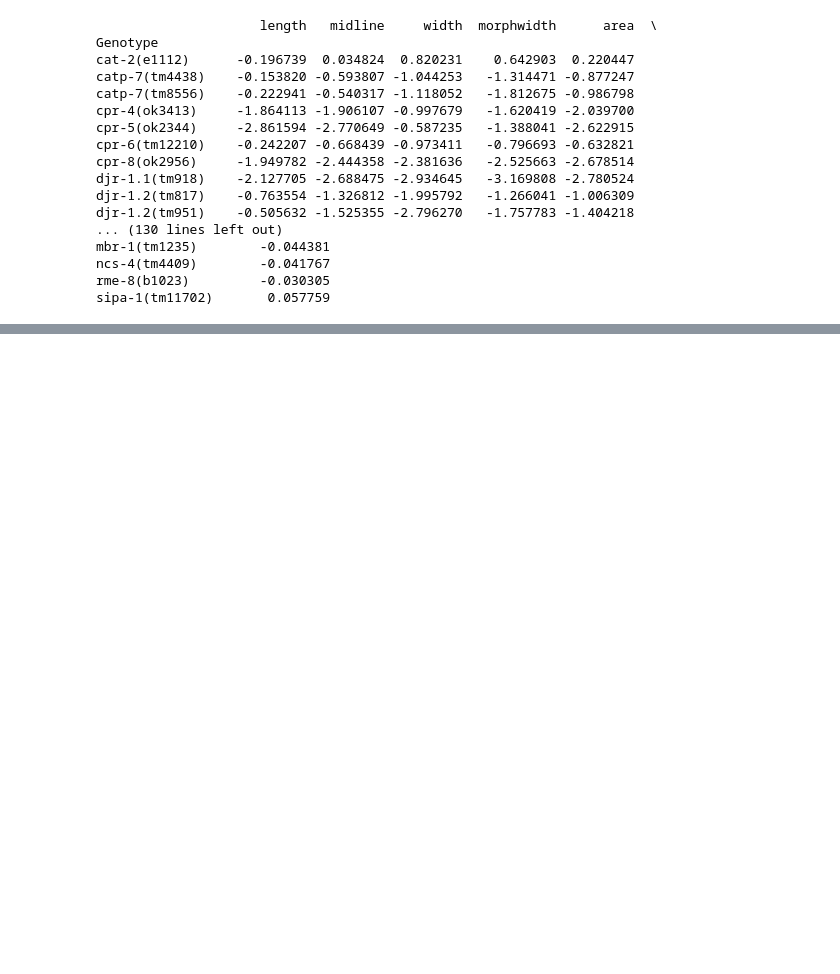
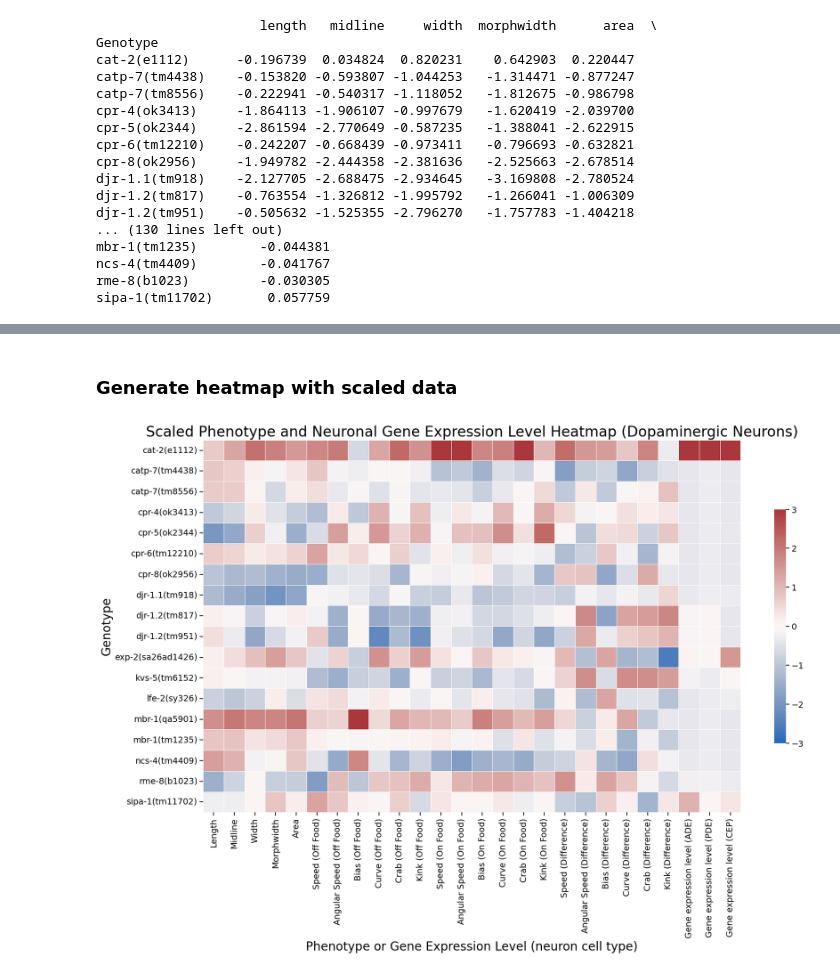
Before and after one commit to JosephLiangUBC/Joseph-Jupyter-Notebooks, a Jupyter notebook: Chris/Chris_CombiningGeneExpressionAndPhenotypeData.ipynb, the cells around one changed output, grey strips where cells are left out. Cells and saved outputs as stored; diff of their text form; code cells hidden in the pictures; blank space fills up the shorter version.

```diff
--- a/Chris/Chris_CombiningGeneExpressionAndPhenotypeData.ipynb
+++ b/Chris/Chris_CombiningGeneExpressionAndPhenotypeData.ipynb
@@ -195,0 +731,37 @@ print(scaler.transform([[2, 2]]))
+# %% [markdown]
+### Generate heatmap with scaled data
+# %%
+sns.set_context('notebook')
+plt.figure(figsize = (20,14))
+plt.rc('xtick', labelsize = 14)
+plt.rc('ytick', labelsize = 14)
+ax = sns.heatmap(data = MergedDopaminergicNeurons_scaled_df,
+                 annot = False,
+                 linewidth = 0.5,
+                 square = True,
+                 cmap = "vlag",
+                 center = 0,
+                 vmax = 3,
+                 vmin = -3,
+                 # xticklabels = 1,
+                 xticklabels = ['Length', 'Midline', 'Width', 'Morphwidth', 'Area',
+                                'Speed (Off Food)', 'Angular Speed (Off Food)', 'Bias (Off Food)',
+                                'Curve (Off Food)', 'Crab (Off Food)', 'Kink (Off Food)',
+                                'Speed (On Food)', 'Angular Speed (On Food)', 'Bias (On Food)',
+                                'Curve (On Food)', 'Crab (On Food)', 'Kink (On Food)',
+                                'Speed (Difference)', 'Angular Speed (Difference)', 'Bias (Difference)',
+                                'Curve (Difference)', 'Crab (Difference)', 'Kink (Difference)',
+                                'Gene expression level (ADE)', 'Gene expression level (PDE)',
+                               'Gene expression level (CEP)'],
+                 yticklabels = 1,
+                 cbar_kws = {"shrink": .5,
+                             # "label": "Normalized Behaviour Score"
+                            })
+ax.set_ylabel('Genotype', fontsize = 20)
+ax.set_xlabel('Phenotype or Gene Expression Level (neuron cell type)', fontsize = 20)
+ax.set_title('Scaled Phenotype and Neuronal Gene Expression Level Heatmap (Dopaminergic Neurons)', fontsize = 24)
+# plt.savefig('BehaviourScore_GENE_normalized2_square.jpg', format='jpg', dpi=450, bbox_inches = "tight")
+plt.savefig('MergedDopaminergicNeurons_SCALEDheatmap_normalized_square.jpg', format = 'jpg', dpi = 450, bbox_inches = "tight")
+plt.show()
+# %% [output]
+[figure, added]
```
Also changed, not shown: parts of 27 cells of this notebook.
